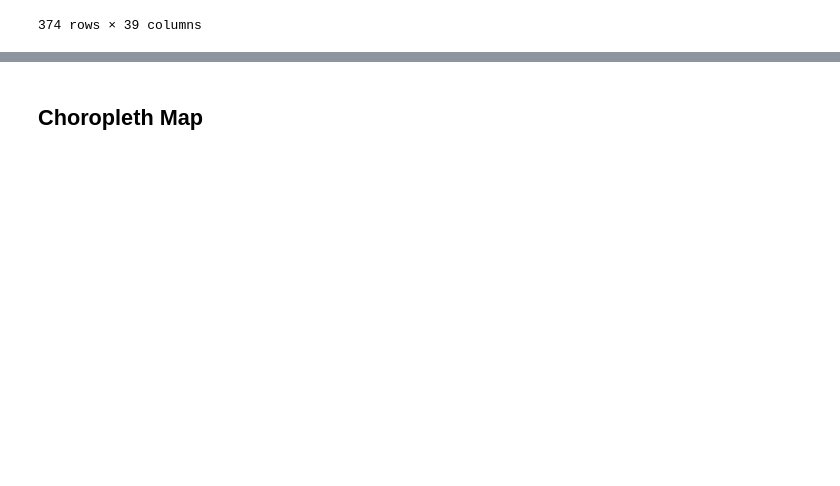
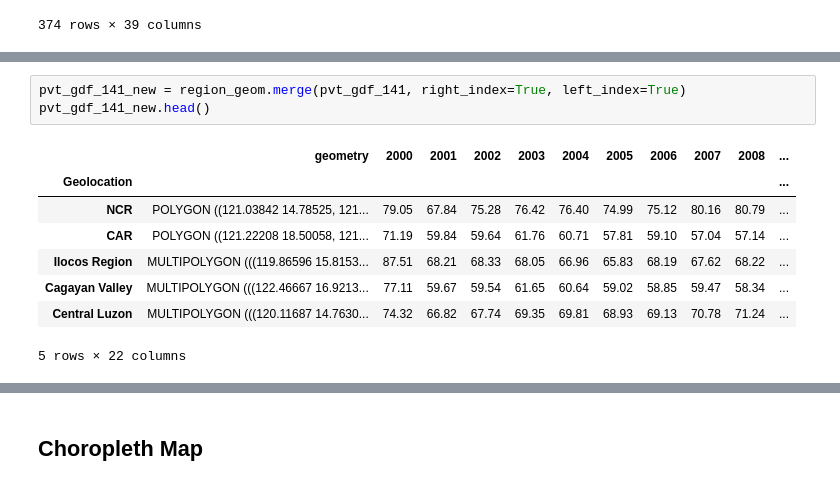
Before and after one commit to francheska-vicente/data101-ph-un-sgd, a Jupyter notebook: main_1 copy.ipynb, the cells around one changed output, grey strips where cells are left out. Drawn from its saved outputs; the diff is of its cells as text; blank space fills up the shorter version.

```diff
--- a/main_1 copy.ipynb
+++ b/main_1 copy.ipynb
@@ -992,0 +1091,12 @@ gdf.to_csv ('geodata.csv')
+# %%
+pvt_gdf_141_new = region_geom.merge(pvt_gdf_141, right_index=True, left_index=True)
+pvt_gdf_141_new.head()
+# %% [output]
+|  | geometry | 2000 | 2001 | 2002 | 2003 | 2004 | 2005 | 2006 | 2007 | 2008 | ... |
+| Geolocation |  |  |  |  |  |  |  |  |  |  | ... |
+| NCR | POLYGON ((121.03842 14.78525, 121... | 79.05 | 67.84 | 75.28 | 76.42 | 76.40 | 74.99 | 75.12 | 80.16 | 80.79 | ... |
+| CAR | POLYGON ((121.22208 18.50058, 121... | 71.19 | 59.84 | 59.64 | 61.76 | 60.71 | 57.81 | 59.10 | 57.04 | 57.14 | ... |
+| Ilocos Region | MULTIPOLYGON (((119.86596 15.8153... | 87.51 | 68.21 | 68.33 | 68.05 | 66.96 | 65.83 | 68.19 | 67.62 | 68.22 | ... |
+| Cagayan Valley | MULTIPOLYGON (((122.46667 16.9213... | 77.11 | 59.67 | 59.54 | 61.65 | 60.64 | 59.02 | 58.85 | 59.47 | 58.34 | ... |
+| Central Luzon | MULTIPOLYGON (((120.11687 14.7630... | 74.32 | 66.82 | 67.74 | 69.35 | 69.81 | 68.93 | 69.13 | 70.78 | 71.24 | ... |
+5 rows × 22 columns
```
Also changed, not shown: parts of 43 cells of this notebook, 8 other files.
